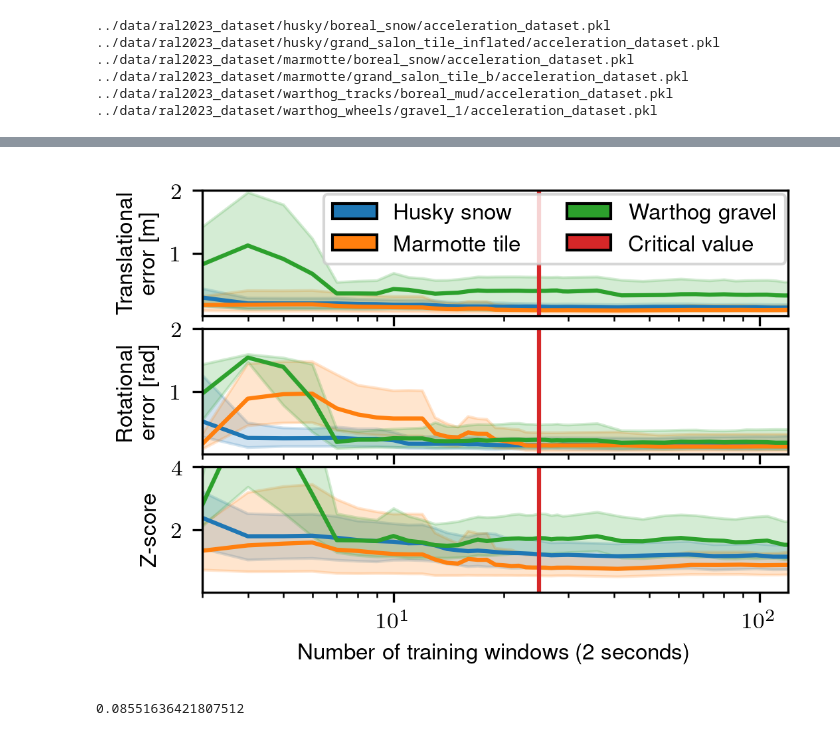
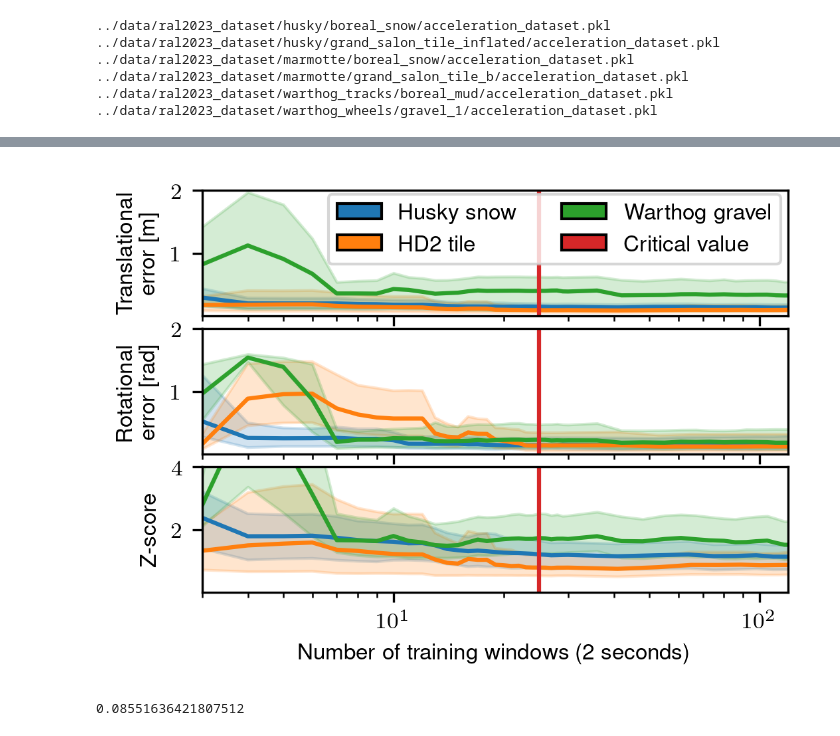
Before and after one commit to norlab-ulaval/norlab_WMRD, a Jupyter notebook: RAL2023/training_time_analysis.ipynb, the cells around one changed output, grey strips where cells are left out. Cells and saved outputs as stored; diff of their text form; code cells hidden in the pictures.

Commit message:
figures almost finished

```diff
--- a/RAL2023/training_time_analysis.ipynb
+++ b/RAL2023/training_time_analysis.ipynb
@@ -770,38 +770,38 @@ axs[1].vlines(critical_num_windows, rotational_ymin, rotational_ymax, color=crit
 axs[2].vlines(critical_num_windows, zscore_ymin, zscore_ymax, color=critical_num_color)
 
 axs[0].set_ylim(translational_ymin, translational_ymax)
 axs[1].set_ylim(rotational_ymin, rotational_ymax)
 axs[2].set_ylim(zscore_ymin, zscore_ymax)
 axs[0].set_ylabel(r'Translational' + '\n' + r'error [m]')
 axs[2].set_xlabel(r'Number of training windows (2 seconds)')
 axs[1].set_ylabel(r'Rotational' + '\n' + r'error [rad]')
 axs[2].set_ylabel('Z-score')
 
 axs[0].set_xscale('log')
 axs[1].set_xscale('log')
 axs[2].set_xscale('log')
 
 axs[0].set_yticks([1, 2])
 axs[1].set_yticks([1, 2])
 axs[2].set_yticks([2, 4])
 # axs[0].set_yscale('log')
 # axs[1].set_yscale('log')
 
 axs[0].set_xlim(3, 120)
 
 # legend
-legend_elements = [Rectangle((0,0), width=5, height=3, facecolor=husky_snow_color, label='Husky snow', linestyle='solid', edgecolor='k'),
-                   Rectangle((0,0), width=5, height=3, facecolor=marmotte_tile_color, label='Marmotte tile', linestyle='solid', edgecolor='k'),
-                   Rectangle((0,0), width=5, height=3, facecolor=warthog_wheels_color, label='Warthog gravel', linestyle='solid', edgecolor='k'),
-                   Rectangle((0,0), width=5, height=3, facecolor=critical_num_color, label='Critical value', linestyle='solid', edgecolor='k')]
+legend_elements = [Rectangle((0,0), width=5, height=3, facecolor=husky_snow_color, label=r'Husky snow', linestyle='solid', edgecolor='k'),
+                   Rectangle((0,0), width=5, height=3, facecolor=marmotte_tile_color, label=r'HD2 tile', linestyle='solid', edgecolor='k'),
+                   Rectangle((0,0), width=5, height=3, facecolor=warthog_wheels_color, label=r'Warthog gravel', linestyle='solid', edgecolor='k'),
+                   Rectangle((0,0), width=5, height=3, facecolor=critical_num_color, label=r'Critical value', linestyle='solid', edgecolor='k')]
                   #  Rectangle((0,0), width=5, height=3, facecolor=blr_slip_acceleration_box_color, label='Slip acceleration BLR', linestyle='solid', edgecolor='k'),
                   # Rectangle((0,0), width=5, height=3, facecolor=gp_slip_box_color, label='Slip GP', linestyle='solid', edgecolor='k')]
 
 fig.legend(handles=legend_elements, loc='center', ncol=2, bbox_to_anchor=(0.65,0.9))
 
 plt.savefig('figs/training_windows_vs_accuracy.pdf')
 # %% [output]
-[figure, old version]
+[figure, new version]
 # %%
 print(np.min(translational_slip_prediction_1q))
 # %% [output]
```
Also changed, not shown: 1 other file.
